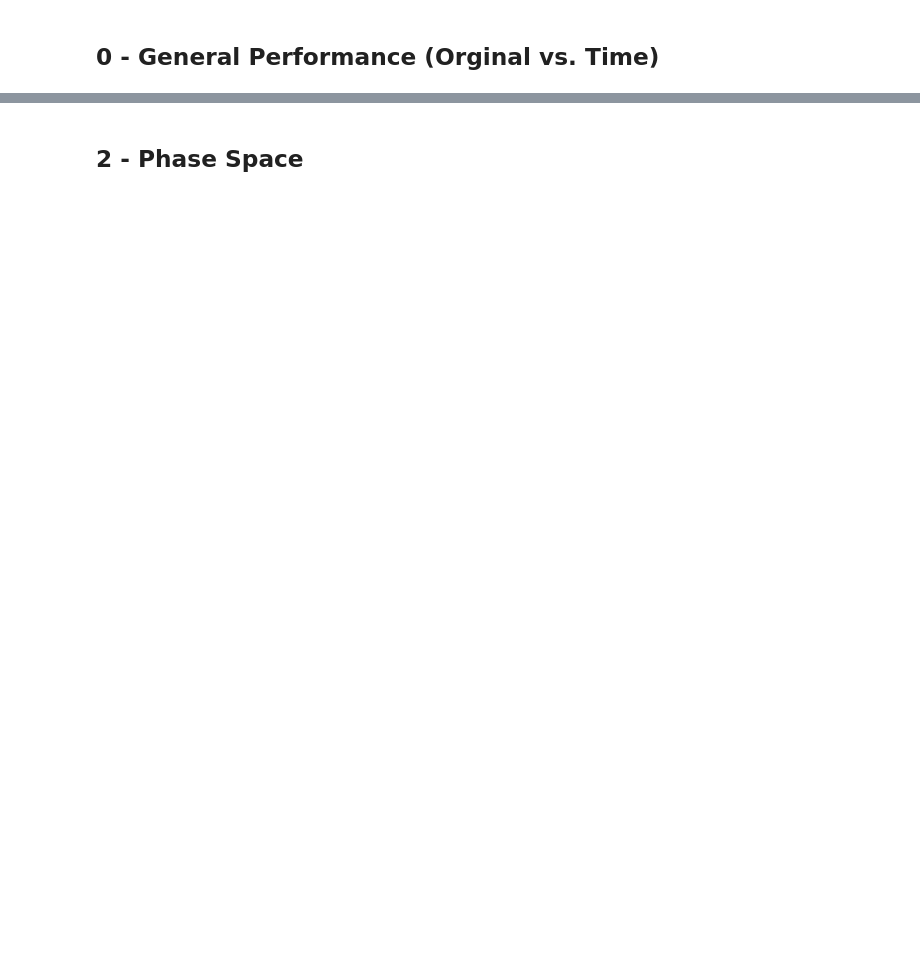
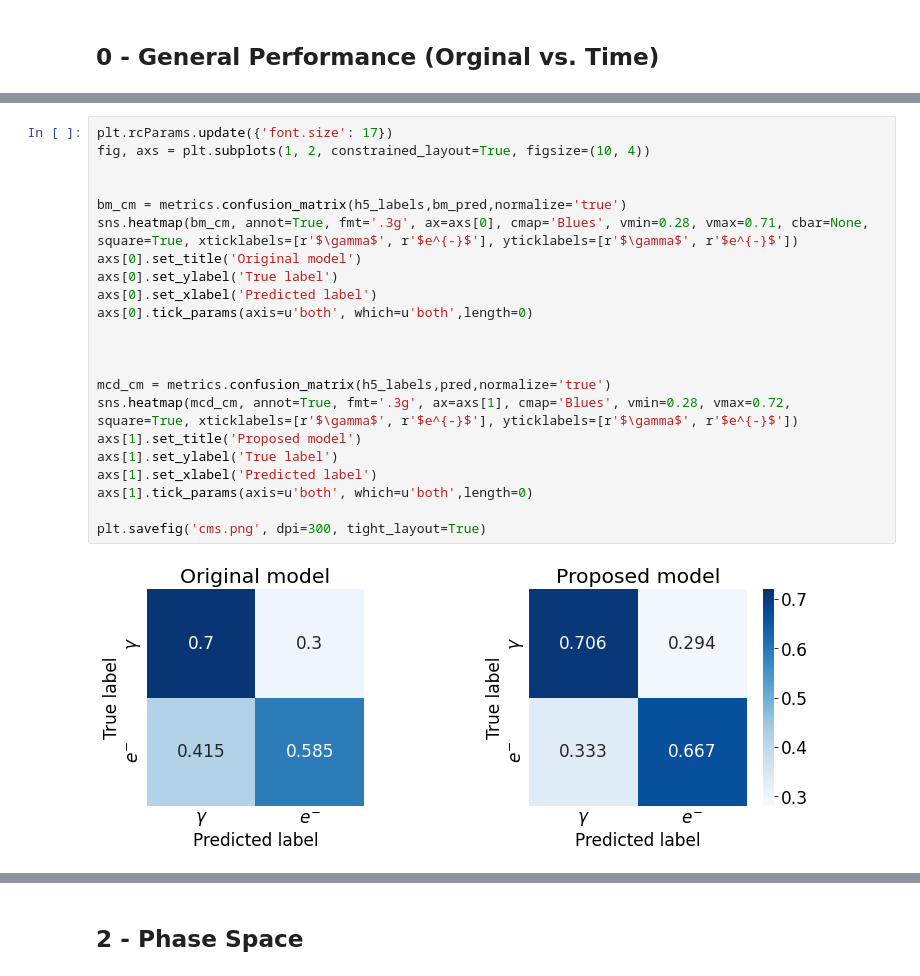
Before and after one commit to inakierregueab/WatChMaL, a Jupyter notebook: notebooks/biases/bias_analysis.ipynb, the cells around one changed output, grey strips where cells are left out. Drawn from its saved outputs; the diff is of its cells as text; blank space fills up the shorter version.

```diff
--- a/notebooks/biases/bias_analysis.ipynb
+++ b/notebooks/biases/bias_analysis.ipynb
@@ -97,0 +104,24 @@ df_3
+# %%
+plt.rcParams.update({'font.size': 17})
+fig, axs = plt.subplots(1, 2, constrained_layout=True, figsize=(10, 4))
+
+
+bm_cm = metrics.confusion_matrix(h5_labels,bm_pred,normalize='true')
+sns.heatmap(bm_cm, annot=True, fmt='.3g', ax=axs[0], cmap='Blues', vmin=0.28, vmax=0.71, cbar=None, square=True, xticklabels=[r'$\gamma$', r'$e^{-}$'], yticklabels=[r'$\gamma$', r'$e^{-}$'])
+axs[0].set_title('Original model')
+axs[0].set_ylabel('True label')
+axs[0].set_xlabel('Predicted label')
+axs[0].tick_params(axis=u'both', which=u'both',length=0)
+
+
+
+mcd_cm = metrics.confusion_matrix(h5_labels,pred,normalize='true')
+sns.heatmap(mcd_cm, annot=True, fmt='.3g', ax=axs[1], cmap='Blues', vmin=0.28, vmax=0.72, square=True, xticklabels=[r'$\gamma$', r'$e^{-}$'], yticklabels=[r'$\gamma$', r'$e^{-}$'])
+axs[1].set_title('Proposed model')
+axs[1].set_ylabel('True label')
+axs[1].set_xlabel('Predicted label')
+axs[1].tick_params(axis=u'both', which=u'both',length=0)
+
+plt.savefig('cms.png', dpi=300, tight_layout=True)
+# %% [output]
+[figure, added]
```
Also changed, not shown: parts of 34 cells of this notebook, 2 other files.
